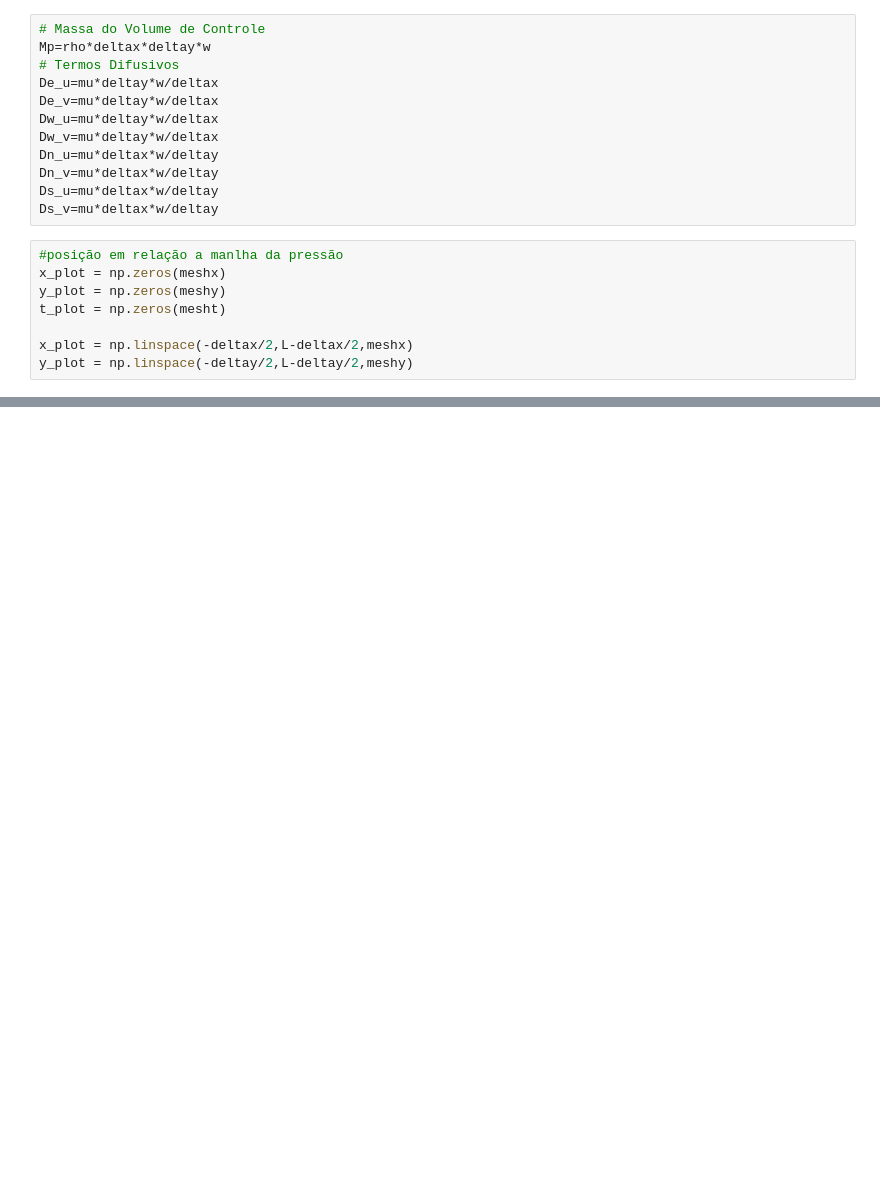
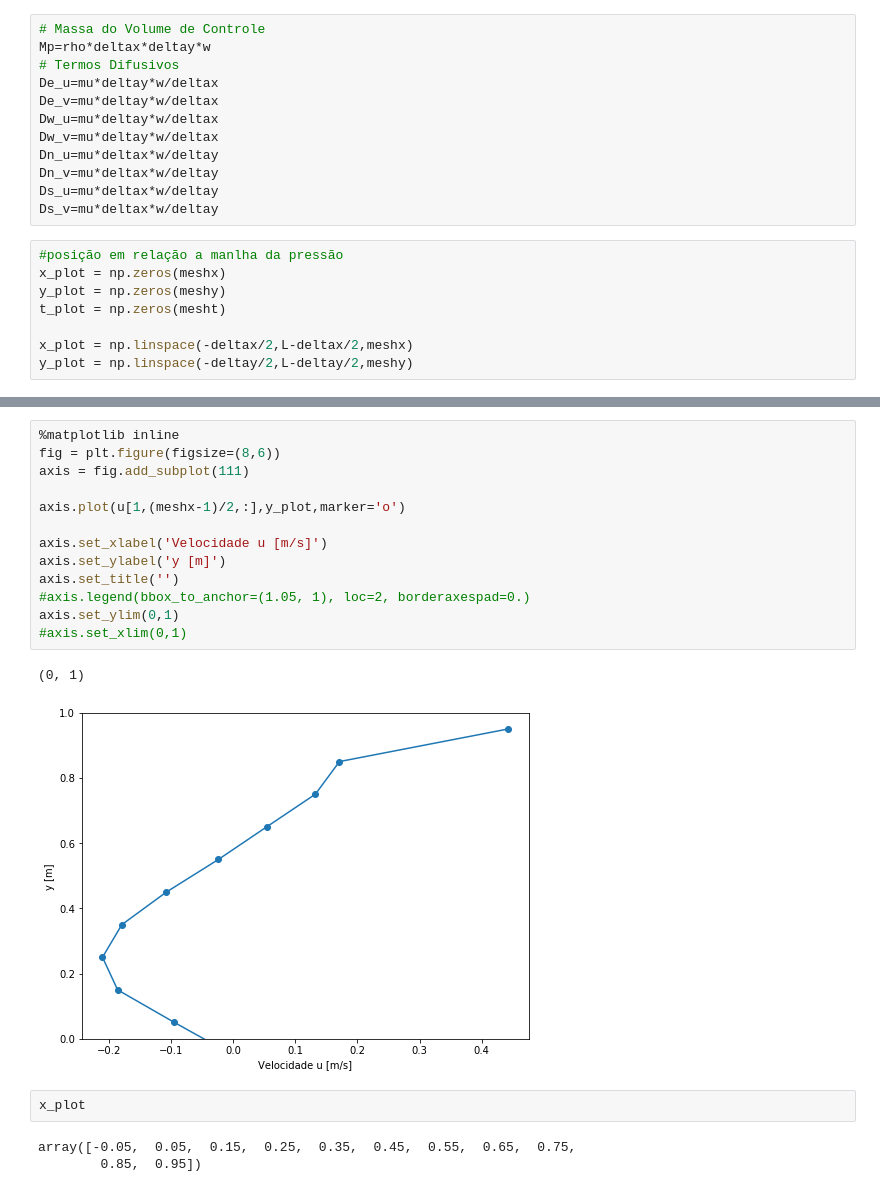
Before and after one commit to gusttavlang/TransComp, a Jupyter notebook: Trabalho 8/Cavidade.ipynb, the cells around one changed output, grey strips where cells are left out. Drawn from its saved outputs; the diff is of its cells as text; blank space fills up the shorter version.

```diff
--- a/Trabalho 8/Cavidade.ipynb
+++ b/Trabalho 8/Cavidade.ipynb
@@ -362,0 +343,21 @@ axis.legend(bbox_to_anchor=(1.05, 1), loc=2, borderaxespad=0.)
+# %%
+%matplotlib inline
+fig = plt.figure(figsize=(8,6))
+axis = fig.add_subplot(111)
+
+axis.plot(u[1,(meshx-1)/2,:],y_plot,marker='o')
+
+axis.set_xlabel('Velocidade u [m/s]')
+axis.set_ylabel('y [m]')
+axis.set_title('')
+#axis.legend(bbox_to_anchor=(1.05, 1), loc=2, borderaxespad=0.)
+axis.set_ylim(0,1)
+#axis.set_xlim(0,1)
+# %% [output]
+(0, 1)
+[figure, added]
+# %%
+x_plot
+# %% [output]
+array([-0.05,  0.05,  0.15,  0.25,  0.35,  0.45,  0.55,  0.65,  0.75,
+        0.85,  0.95])
```
Also changed, not shown: parts of 12 cells of this notebook, 2 other files.
